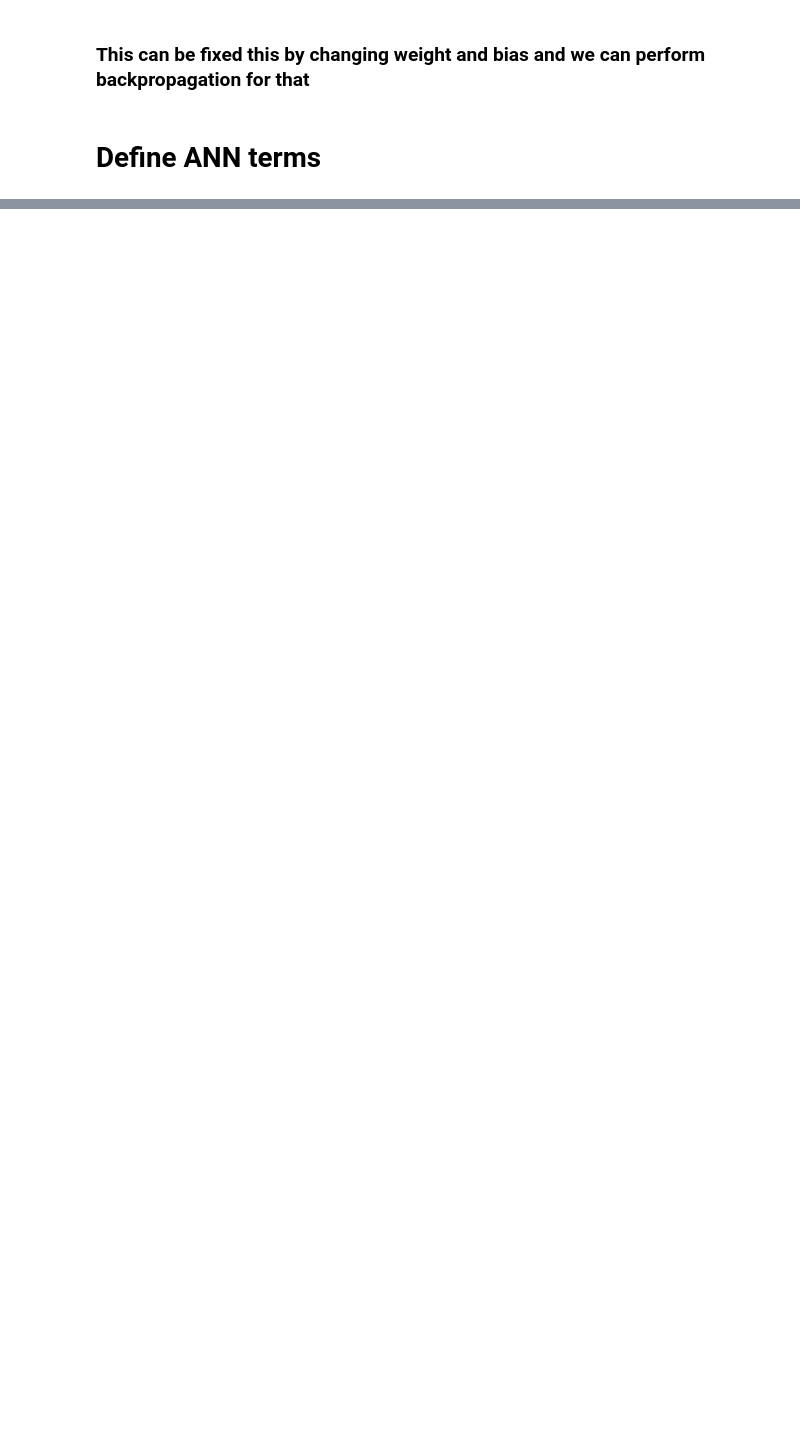
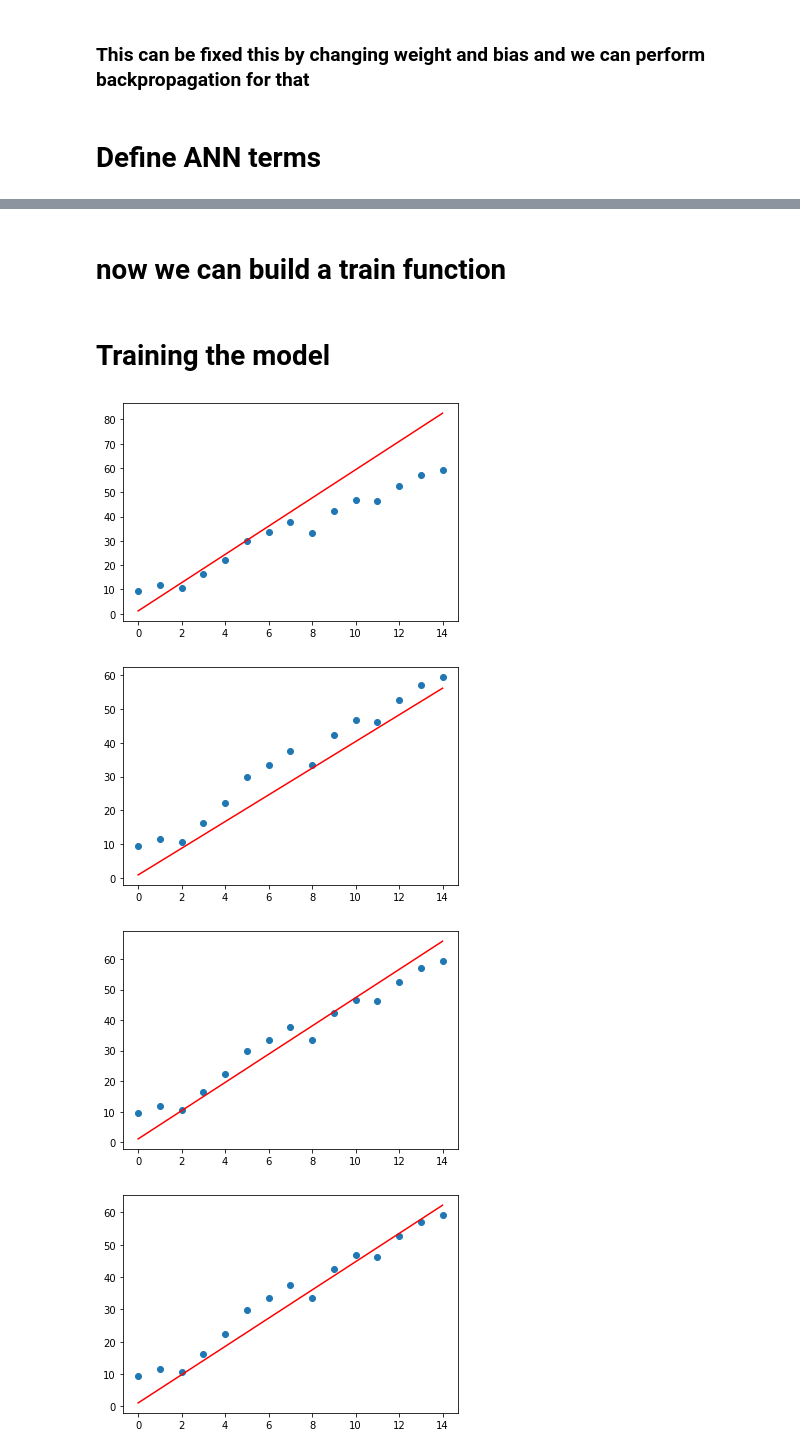
Before and after one commit to datav94/ai-caie-research, a Jupyter notebook: 1.0 Linear Regression using tensorflow.ipynb, the cells around one changed output, grey strips where cells are left out. Cells and saved outputs as stored; diff of their text form; code cells hidden in the pictures; blank space fills up the shorter version.

```diff
--- a/1.0 Linear Regression using tensorflow.ipynb
+++ b/1.0 Linear Regression using tensorflow.ipynb
@@ -57,0 +61,13 @@ plt.show()
+# %%
+# def mean_square(predicted, actual):
+#     total_error = 0
+#     for i in range(len(actual)):
+#         error = predicted[i] - actual[i]
+#         sqrd_err = error**2
+#         total_error += sqrd_error
+#     mse = total_error/len(actual)
+#     return mse
+
+def mean_square(predicted, actual):
+    assert len(predicted) == len(actual), "the predicted and actual vector shapes much match"
+    return sum([(predicted[i] - actual[i])**2 for i in range(len(actual))])/len(actual)
@@ -57,0 +78,30 @@ plt.show()
+# %%
+optimizer = tf.optimizers.SGD(0.01)
+# %% [markdown]
+# now we can build a train function
+# %%
+def train(X, y):
+    # to perform automatic differentiation we use GradientTape
+    with tf.GradientTape() as gt:
+        y_predict = linear_regression(X)
+        loss = mean_square(y_predict, y)
+
+    #calculate gradient
+    gradient = gt.gradient(loss, [w, b])
+    # update the weight and bias
+    optimizer.apply_gradients(zip(gradient, [w, b]))
+# %% [markdown]
+# Training the model
+# %%
+epochs = 10
+# %%
+for epoch in range(epochs):
+    train(x, y)
+    plt.scatter(x,y)
+    plt.plot(w*x+b, color='r')
+    plt.show()
+# %% [output]
+[figure, added]
+[figure, added]
+[figure, added]
+[figure, added]
```
Also changed, not shown: parts of 11 cells of this notebook, 2 other files.
